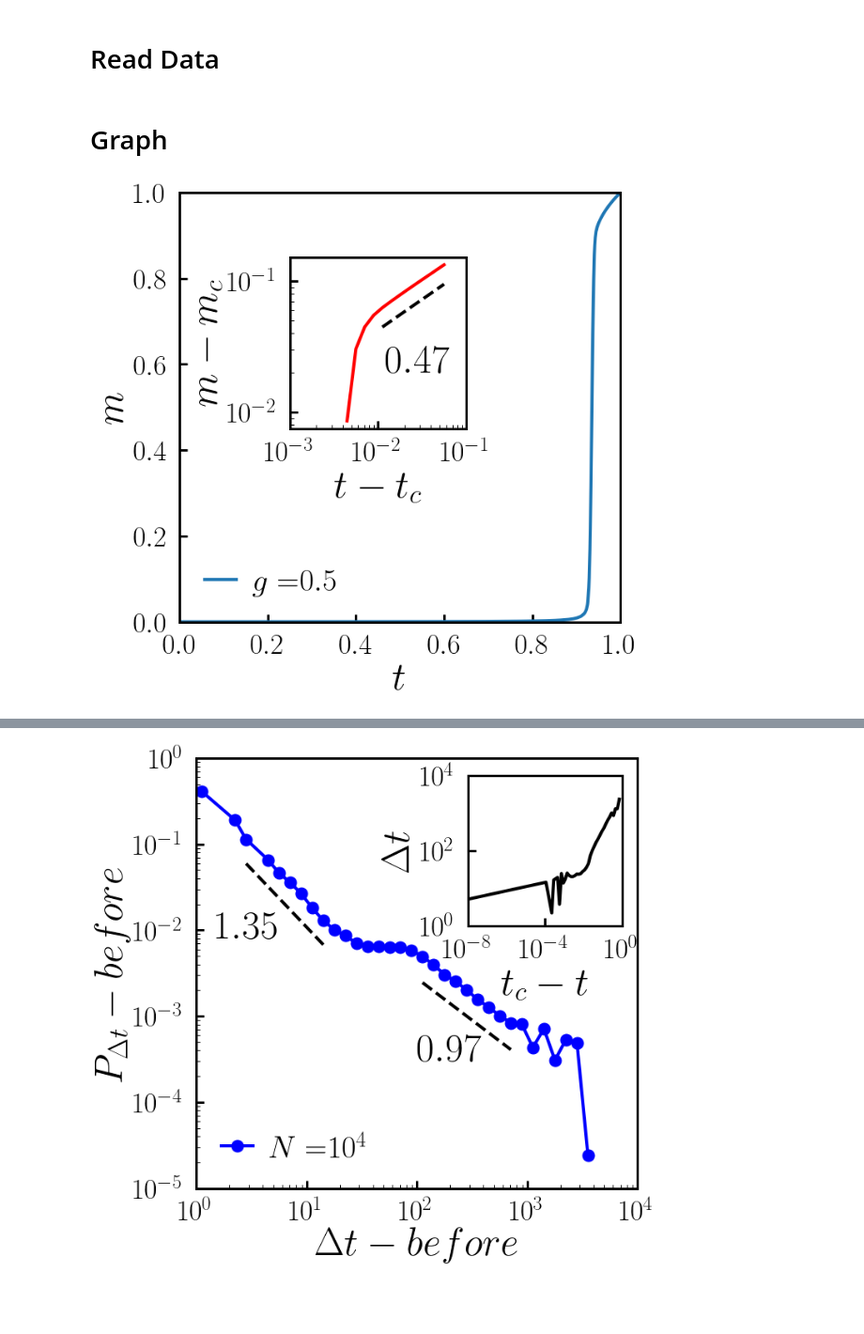
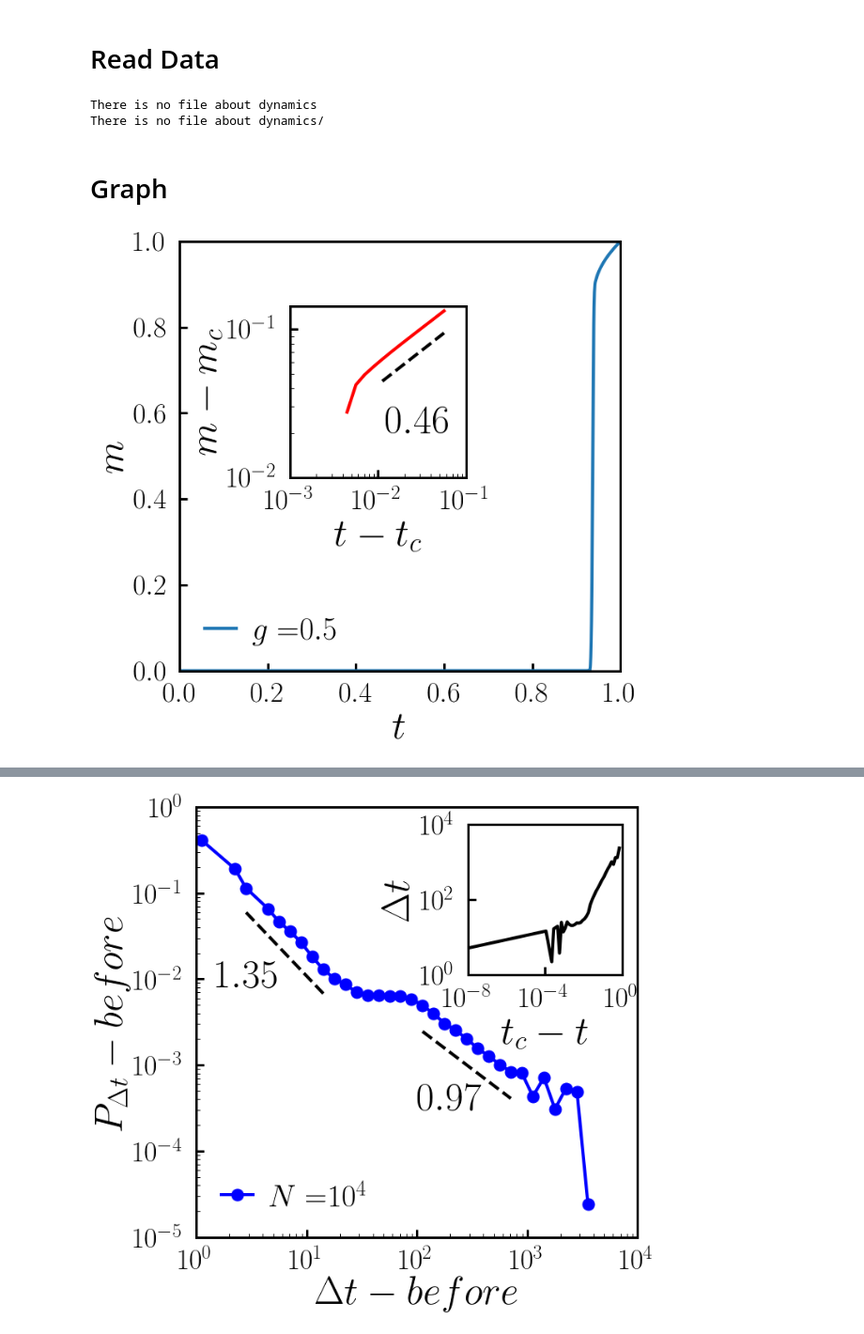
Before and after one commit to hoyunchoi/mBFW, a Jupyter notebook: main-plot.ipynb, the cells around one changed output, grey strips where cells are left out. Shown at 94% size. Drawn from its saved outputs; the diff is of its cells as text; code cells hidden in the pictures; blank space fills up the shorter version.

```diff
--- a/main-plot.ipynb
+++ b/main-plot.ipynb
@@ -13,7 +14,7 @@ from readData import read
 # %% [markdown]
 # Read Data
 # %%
-networkSize = 10000
+networkSize = 1280000
 acceptanceThreshold = 0.5
 time = np.linspace(0, 1, networkSize+1)
 time = time[:-1]
@@ -65,12 +66,15 @@ upperBound_DeltaAcceptance[networkSize, acceptanceThreshold] = read("upperBound_
 deltaUpperBound_DeltaAcceptance[networkSize, acceptanceThreshold] = read("deltaUpperBound_DeltaAcceptance", networkSize, acceptanceThreshold)
 dynamics_before[networkSize, acceptanceThreshold] = read("dynamics", networkSize, acceptanceThreshold)
 dynamics_during[networkSize, acceptanceThreshold] = read("dynamics/", networkSize, acceptanceThreshold)
+# %% [output]
+There is no file about dynamics
+There is no file about dynamics/
 # %% [markdown]
 # Graph
 # %%
-_, ax = plt.subplots()
+_, ax = plt.subplots(figsize=(10,10))
 
-networkSize = 10000
+networkSize = 1280000
 acceptanceThreshold = 0.5
 
 # plot default
@@ -101,33 +105,33 @@ ax1 = inset_axes(ax, width="40%", height="40%", bbox_to_anchor=(0.25,0.45,1,1),
 ax1.plot(reducedT, op, color='red')
 
 # inset log fitting
 fitX, fitY, beta, residual = logFit(reducedT[4:], op[4:], offset=0.15)
 ax1.plot(fitX, fitY, 'k--')
-ax1.text(1.2e-2,2e-2, latexFloat(beta,2))
+ax1.text(1.2e-2,2e-2, latexFloat(beta,2), fontsize=50)
 
 # inset setting
 ax1.set_xscale('log')
 ax1.set_yscale('log')
 ax1.set_xlabel(latexString("t-t_c"))
 ax1.set_ylabel(latexString("m-m_c"))
 xtick = [1e-3,1e-2,1e-1]
 ytick = [1e-2,1e-1]
 ax1.set_xticks(xtick)
 ax1.set_xticklabels(list_latexSci(xtick))
 ax1.set_yticks(ytick)
 ax1.set_yticklabels(list_latexSci(ytick))
 ax1.set_xlim([1e-3,1e-1])
 minortick_x = matplotlib.ticker.LogLocator(base=1e2, subs=np.append(np.arange(1,10,1), np.arange(10,100,10)))
 minortick_y = matplotlib.ticker.LogLocator(base=1e1, subs=np.arange(1,10,1))
 ax1.xaxis.set_minor_locator(minortick_x)
 ax1.xaxis.set_minor_formatter(matplotlib.ticker.NullFormatter())
 ax1.yaxis.set_minor_locator(minortick_y)
 ax1.yaxis.set_minor_formatter(matplotlib.ticker.NullFormatter())
 
 # save and show
 # plt.savefig("test")
 # plt.savefig("test.png")
 plt.show()
 # %% [output]
-[figure, old version]
+[figure, new version]
 # %%
```
Also changed, not shown: parts of 3 cells of this notebook, 3 other files.
